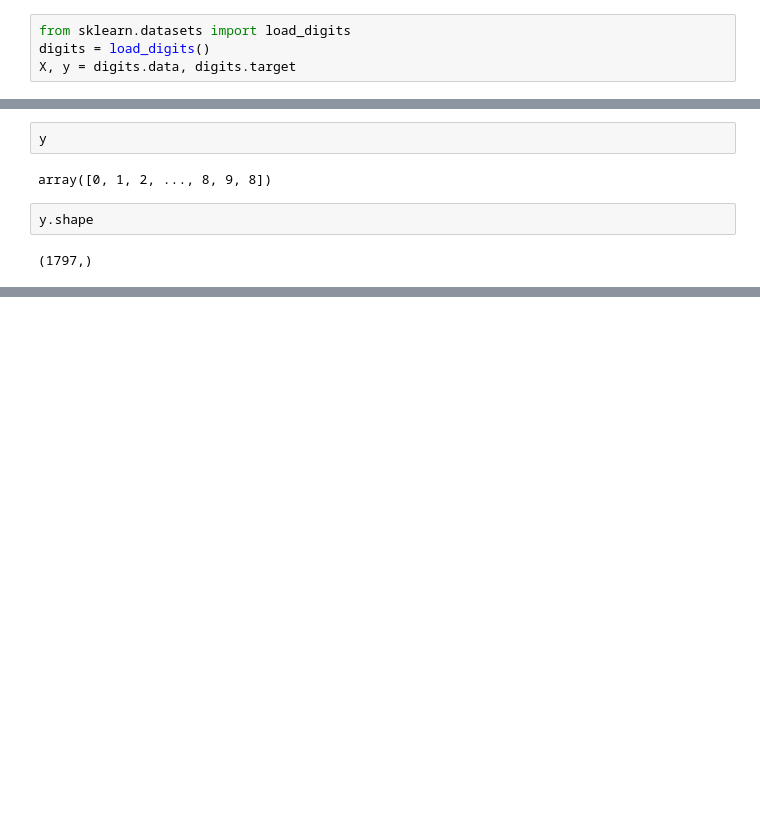
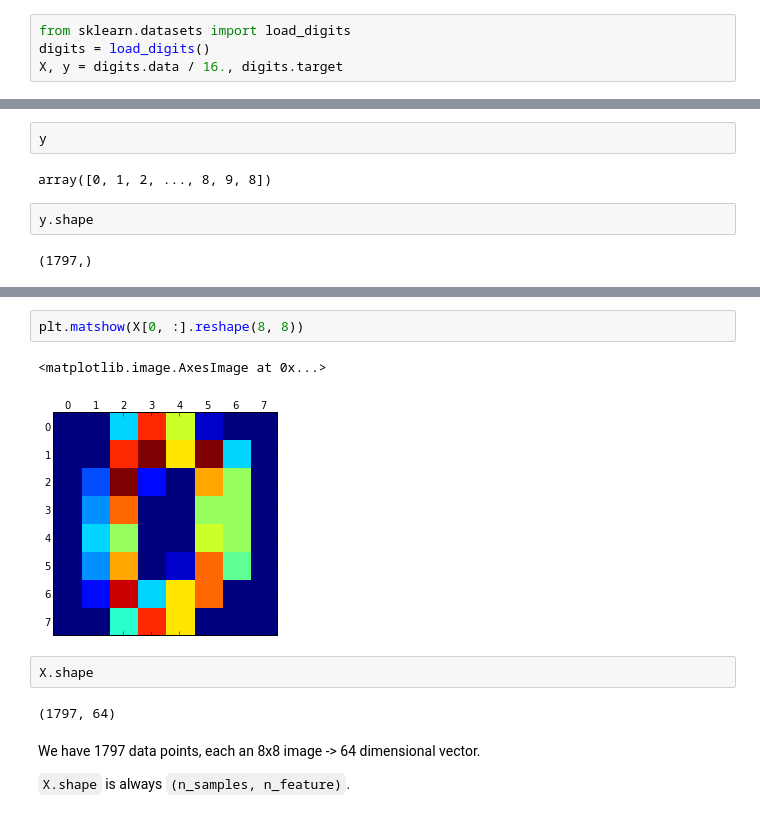
Before and after one commit to amueller/sklearn_tutorial, a Jupyter notebook: presentation.ipynb, the cells around one changed output, grey strips where cells are left out. Saved outputs shown, nothing was run; the diff lists cells and outputs as text; blank space fills up the shorter version.

```diff
--- a/presentation.ipynb
+++ b/presentation.ipynb
@@ -63,7 +63,7 @@ Let's get some toy data.
 # %%
 from sklearn.datasets import load_digits
 digits = load_digits()
-X, y = digits.data, digits.target
+X, y = digits.data / 16., digits.target
 # %%
 X
 # %% [output]
@@ -88,0 +104,13 @@ y.shape
+# %%
+plt.matshow(X[0, :].reshape(8, 8))
+# %% [output]
+<matplotlib.image.AxesImage at 0x...>
+[figure, added]
+# %%
+X.shape
+# %% [output]
+(1797, 64)
+# %% [markdown]
+We have 1797 data points, each an 8x8 image -> 64 dimensional vector.
+
+``X.shape`` is always ``(n_samples, n_feature)``.
```
Also changed, not shown: parts of 36 cells of this notebook, 1 other file.
